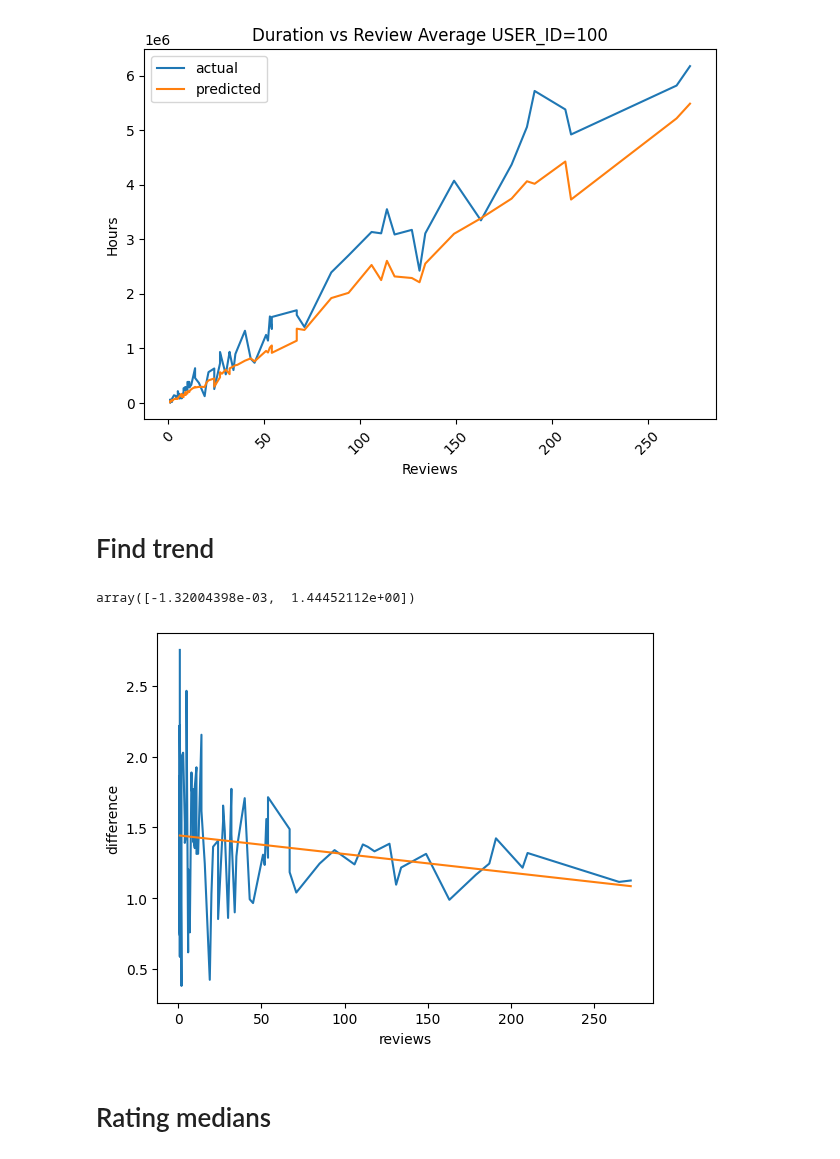
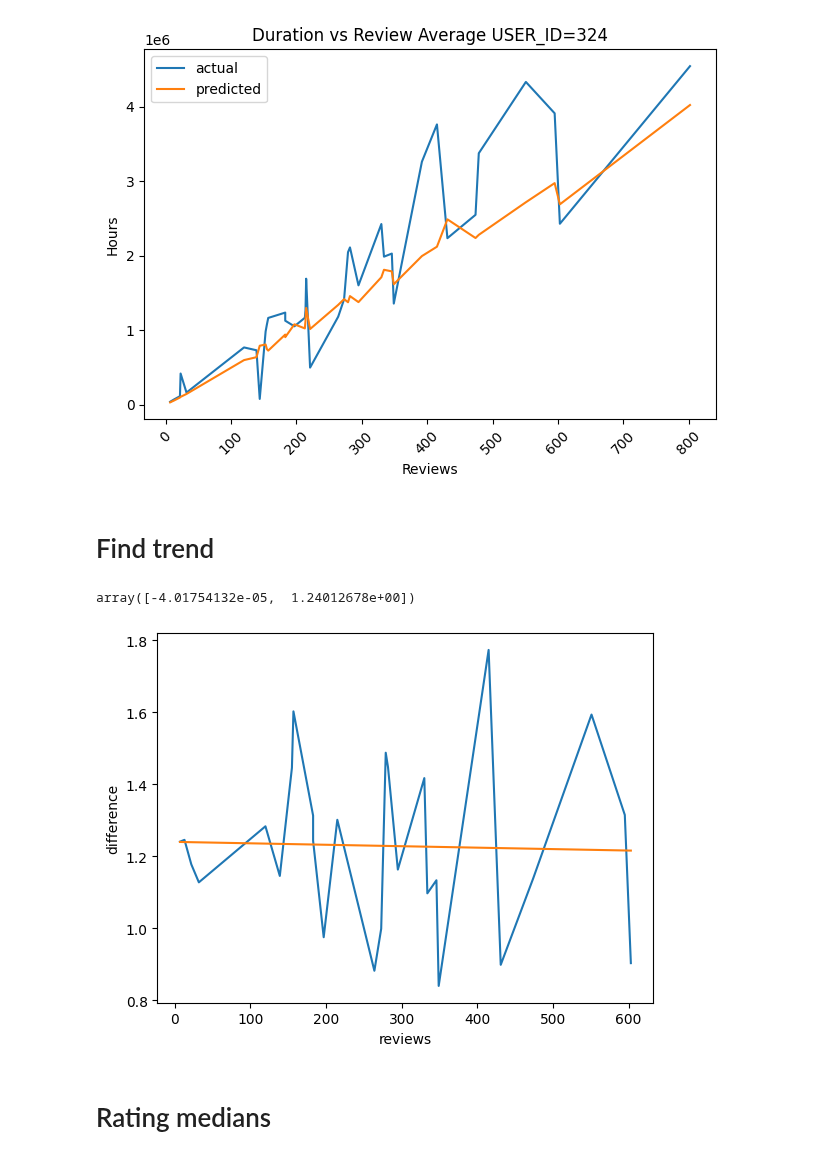
Before and after one commit to Luc-Mcgrady/anki-10k-notebooks, a Jupyter notebook: duration_per_day.ipynb, the cells around one changed output. Drawn from its saved outputs; the diff is of its cells as text; code cells hidden in the pictures.

```diff
--- a/duration_per_day.ipynb
+++ b/duration_per_day.ipynb
@@ -14,7 +14,7 @@ tqdm.pandas()
 # Median: 8798
 # Most: 6810
 
-USER_ID = 100
+USER_ID = 324
 df = pd.read_parquet(
     "../anki-revlogs-10k/revlogs", filters=[("user_id", "=", USER_ID), ("rating", "in", [1, 2, 3, 4])], columns=["card_id", "day_offset", "rating", "elapsed_days", "duration"]
 )
@@ -57,13 +57,16 @@ train_days, test_days = train_test_split(unique_days)
 
 train_df = df_filtered[df_filtered["day_offset"].isin(train_days)]
 test_df = df_filtered[df_filtered["day_offset"].isin(test_days)]
+
+train_groups = train_df.groupby("day_offset")[["duration", "review_average"]]
+test_groups = test_df.groupby("day_offset")[["duration", "review_average"]]
 # %%
 import matplotlib.pyplot as plt
 
 def counts_sums(groups):
     # Compute count and sum
-    counts = day_accuracies.count()
-    sums = day_accuracies.sum()
+    counts = groups.count()
+    sums = groups.sum()
 
     # Sort by count of 'duration' (or 'review_average' – whichever makes sense)
     sorted_indices = counts["duration"].sort_values().index
@@ -87,25 +90,25 @@ plt.tight_layout()
 plt.legend()
 plt.show()
 # %% [output]
-[figure, old version]
+[figure, new version]
 # %% [markdown]
 # Find trend
 # %%
 import numpy as np
 
-counts, sums = counts_sums(train_df)
+counts, sums = counts_sums(train_groups)
 
 difference = sums["duration"] / sums["review_average"]
 plt.plot(counts["review_average"], difference, label="error")
 c = np.polyfit(counts["review_average"], difference, 1)
-review_adjustment = np.polyval(c, counts["review_average"])
-plt.plot(counts["review_average"], review_adjustment, label="adjustment")
+adjustment = np.polyval(c, counts["review_average"])
+plt.plot(counts["review_average"], adjustment, label="adjustment")
 plt.xlabel("reviews")
 plt.ylabel("difference")
 c
 # %% [output]
-array([-1.32004398e-03,  1.44452112e+00])
+array([-4.01754132e-05,  1.24012678e+00])
-[figure, old version]
+[figure, new version]
 # %% [markdown]
 # Rating medians
 # %%
```
Also changed, not shown: parts of 8 cells of this notebook.
